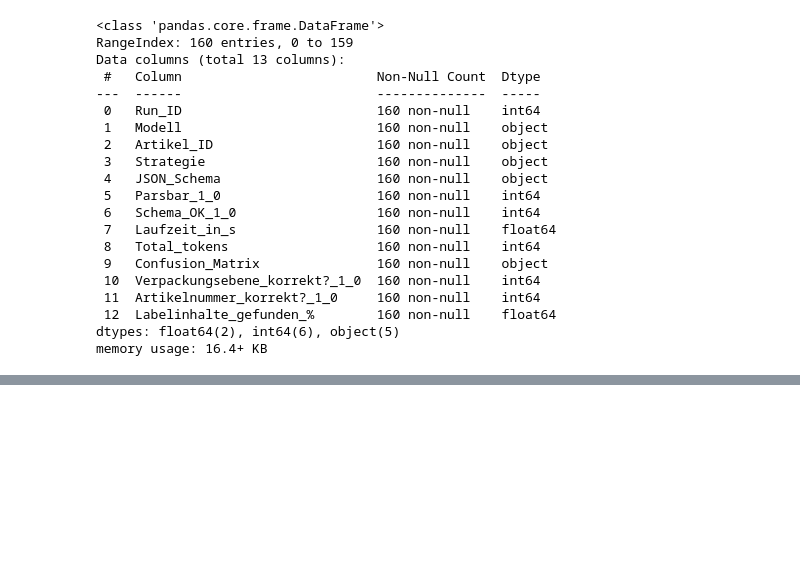
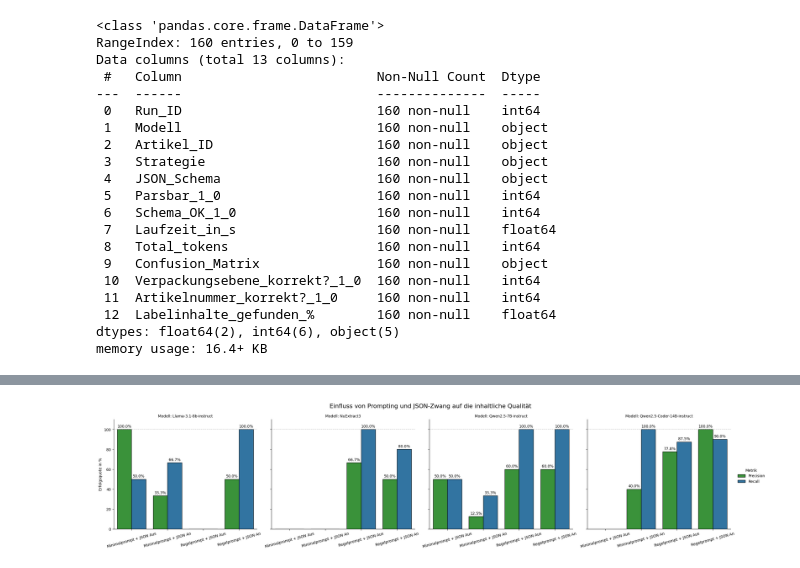
Before and after one commit to ossj-dev/wv_prototyp, a Jupyter notebook: study/auswertung_01.ipynb, the cells around one changed output, grey strips where cells are left out. Saved outputs shown, nothing was run; the diff lists cells and outputs as text; code cells hidden in the pictures; blank space fills up the shorter version.

```diff
--- a/study/auswertung_01.ipynb
+++ b/study/auswertung_01.ipynb
@@ -64,0 +289,99 @@ df_encoded.sample(5)
+# %%
+# ==========================================
+# 2. Setup-Namen kombinieren & Bereinigen
+# ==========================================
+# Wir erstellen eine neue Spalte, die Prompt und Zwang kombiniert (z.B. "Regel + JSON An")
+df['Setup'] = df['Strategie'] + " + JSON " + df['JSON_Schema']
+
+# Wir filtern wieder alles raus, was technisch kaputt ist
+df_bereinigt = df[(df['Parsbar_1_0'] == 1) & (df['Schema_OK_1_0'] == 1)].copy()
+
+# ==========================================
+# 3. Precision und Recall pro Modell UND Setup berechnen
+# ==========================================
+# Wir gruppieren jetzt nach Modell UND Setup gleichzeitig
+gruppiert = df_bereinigt.groupby(['Modell', 'Setup', 'Confusion_Matrix']).size().unstack(fill_value=0).reset_index()
+
+# Sicherstellen, dass TP, FP, FN existieren
+for col in ['TP', 'FP', 'FN']:
+    if col not in gruppiert.columns:
+        gruppiert[col] = 0
+
+# Metriken berechnen
+gruppiert['Precision'] = (gruppiert['TP'] / (gruppiert['TP'] + gruppiert['FP']) * 100).fillna(0)
+gruppiert['Recall'] = (gruppiert['TP'] / (gruppiert['TP'] + gruppiert['FN']) * 100).fillna(0)
+
+# ==========================================
+# 4. Vorbereitung für Seaborn (Melt)
+# ==========================================
+df_melted = gruppiert.melt(
+    id_vars=['Modell', 'Setup'],
+    value_vars=['Precision', 'Recall'],
+    var_name='Metrik',
+    value_name='Prozent'
+)
+
+# Wir sortieren die Setups, damit sie in einer logischen Reihenfolge angezeigt werden
+reihenfolge = ['Minimal + JSON An', 'Regel + JSON Aus', 'Regel + JSON An']
+df_melted = df_melted[df_melted['Setup'].isin(reihenfolge)]
+
+# ==========================================
+# 5. Visualisierung: Setup-Vergleich pro Modell
+# ==========================================
+# catplot erstellt automatisch für jedes Modell ein eigenes Diagramm (col="modell")
+reihenfolge = [
+    'Minimalprompt + JSON Aus',
+    'Minimalprompt + JSON An',
+    'Regelprompt + JSON Aus',
+    'Regelprompt + JSON An'
+]
+
+df_melted = gruppiert.melt(
+    id_vars=['Modell', 'Setup'],
+    value_vars=['Precision', 'Recall'],
+    var_name='Metrik',
+    value_name='Prozent'
+)
+
+df_melted = df_melted[df_melted['Setup'].isin(reihenfolge)]
+
+g = sns.catplot(
+    data=df_melted,
+    x='Setup',
+    y='Prozent',
+    hue='Metrik',
+    col='Modell',
+    kind='bar',
+    palette=['#2ca02c', '#1f77b4'],
+    order=reihenfolge,
+    edgecolor='black',
+    height=5,
+    aspect=1.2
+)
+
+# Y-Achse auf 0-110% fixieren
+for ax in g.axes.flat:
+    ax.set_ylim(0, 110)
+    ax.axhline(100, color='grey', linestyle='--', linewidth=1, alpha=0.5)
+
+    # Optional: X-Achsen-Texte leicht drehen, falls sie zu lang sind
+    ax.tick_params(axis='x', rotation=15)
+
+    # Prozentzahlen über die Balken schreiben
+    for p in ax.patches:
+        height = p.get_height()
+        if height > 0:
+            ax.annotate(f'{height:.1f}%',
+                        (p.get_x() + p.get_width() / 2., height),
+                        ha='center', va='bottom',
+                        fontsize=10, xytext=(0, 3),
+                        textcoords='offset points')
+
+# Titel und Achsen anpassen
+g.set_axis_labels("", "Erfolgsquote in %")
+g.set_titles("Modell: {col_name}")
+g.fig.suptitle('Einfluss von Prompting und JSON-Zwang auf die inhaltliche Qualität', y=1.05, fontsize=16)
+
+plt.show()
+# %% [output]
+[figure, added]
```
Also changed, not shown: parts of 14 cells of this notebook, 1 other file.
